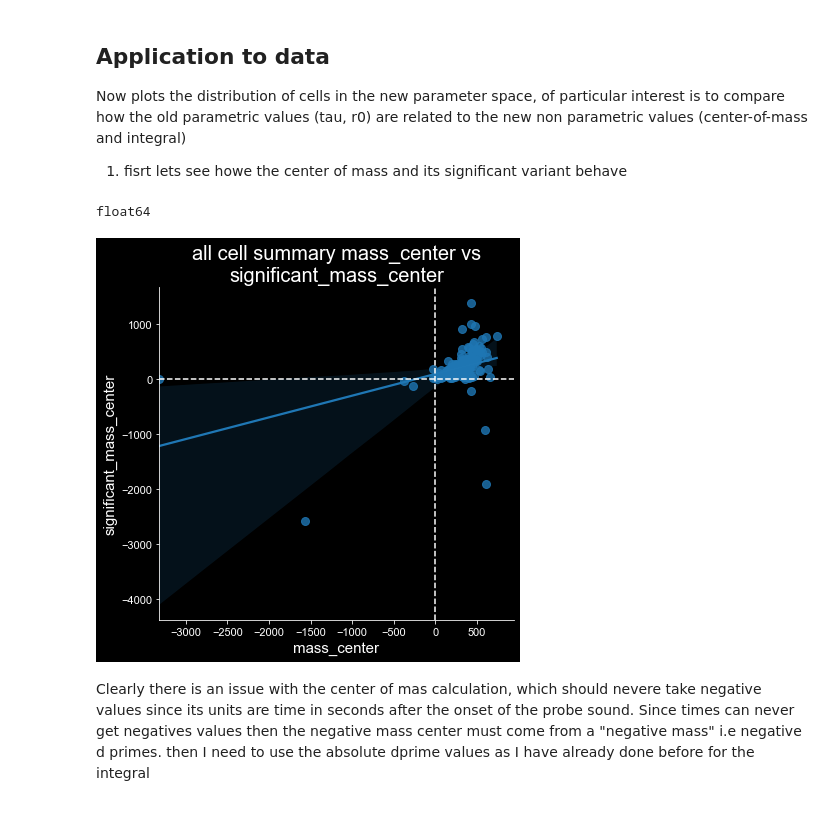
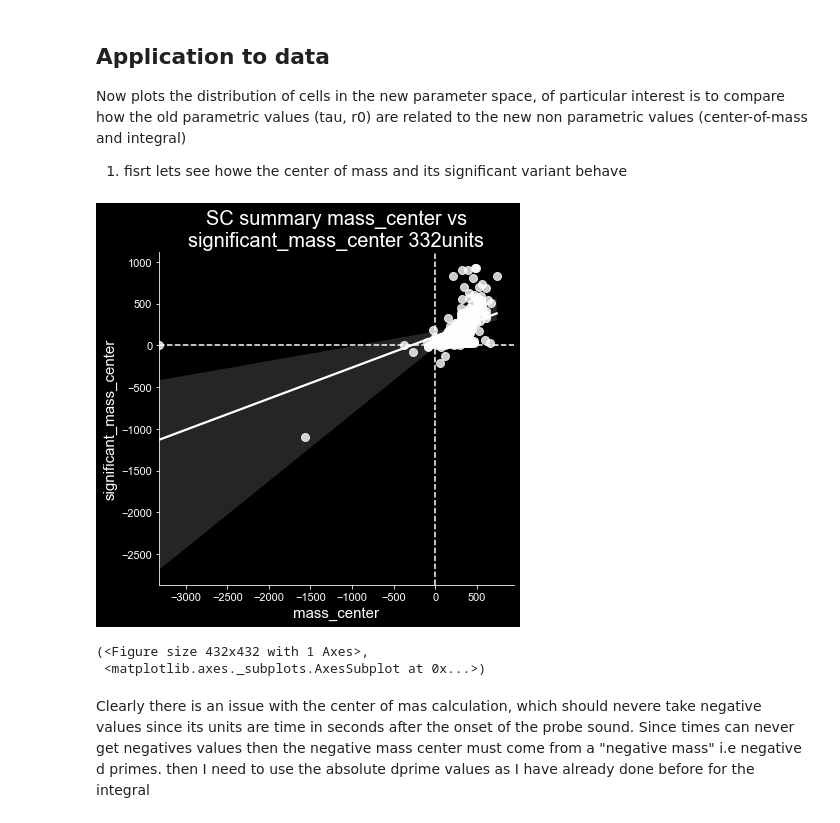
Before and after one commit to Mateo-Lopez-Espejo/context_probe_analysis, a Jupyter notebook: scripts/3_dprime/200823_center_of_mass_SC_dPCA.ipynb, the cells around one changed output. Saved outputs shown, nothing was run; the diff lists cells and outputs as text; code cells hidden in the pictures.

```diff
--- a/scripts/3_dprime/200823_center_of_mass_SC_dPCA.ipynb
+++ b/scripts/3_dprime/200823_center_of_mass_SC_dPCA.ipynb
@@ -117,30 +122,57 @@ parametric values (tau, r0) are related to the new non parametric values (center
 
 1. fisrt lets see howe the center of mass and its significant variant behave
 # %%
-x = 'mass_center'
-y = 'significant_mass_center'
-ff_parameter = DF.parameter.isin([x, y])
-ff_analysis = DF.analysis == 'SC'
-ff_probe = DF.probe == 'mean'
-ff_transpair= DF.transition_pair == 'mean'
+# defines a general function to plot scatters of parameter space for the mean of probe and context_pair
 
-filtered = DF.loc[ff_parameter & ff_analysis & ff_probe & ff_transpair, :]
-print(filtered['value'].dtypes)
-pivoted = filtered.pivot_table(index=['region', 'siteid', 'cellid'],
-                               columns='parameter', values='value') #.dropna().reset_index()
+def parameter_space_scatter(x, y, analysis='SC', source='dprime', ax=None, show=True, save_fig=False):
 
-ax = sns.regplot(x=x, y=y, data=pivoted)
-ax.axhline(0, linestyle='--')
-ax.axvline(0, linestyle='--')
+    # x = 'significant_abs_sum'
+    # y = 'significant_abs_mass_center'
+    # analysis = 'dPCA'
+    # source = 'dprime'
+    # show=True
+    # ax=None
 
-title = 'all cell summary mass_center vs significant_mass_center'
-ax.set_title(fill(title, 35))
+    ff_parameter = DF.parameter.isin([x, y])
+    ff_analysis = DF.analysis == analysis
+    ff_source = DF.source == source
+    ff_probe = DF.probe == 'mean'
+    ff_transpair= DF.transition_pair == 'mean'
+    ff_good = np.logical_or(DF.goodness > 0.1, DF.goodness.isna()) # empirical good value to filter out garbage cells
 
 
-plt.show(ax)
+    filtered = DF.loc[ff_parameter & ff_analysis & ff_source & ff_probe & ff_transpair & ff_good, :]
+    pivoted = filtered.pivot_table(index=['id_probe', 'region', 'siteid'],
+                                   columns='parameter', values='value').dropna().reset_index()
+
+    ax = sns.regplot(x=x, y=y, data=pivoted, ax=ax, color='white')
+    ax.axhline(0, linestyle='--')
+    ax.axvline(0, linestyle='--')
+
+    title = f'{analysis} summary {x} vs {y} {len(pivoted.index)}units'
+    ax.set_title(fill(title, 35))
+    fig = ax.get_figure()
+
+    if save_fig:
+        fplt.savefig(fig, 'WIP4_figures', title, type='svg')
+        fplt.savefig(fig, 'WIP4_figures', title, type='png')
+
+    if show: plt.show(fig)
+    return fig, ax
+
+# to call an interactive widget
+# interact(parameter_space_scatter,
+#          x=['significant_abs_sum', 'r0'],
+#          y=['significant_abs_mass_center', 'tau'],
+#          analysis=fixed('SC'), source=fixed('dprime'), ax=fixed(None))
-# %% [output]
-float64
-[figure, removed]
+# %%
+x = 'mass_center'
+y = 'significant_mass_center'
+parameter_space_scatter(x, y)
+# %% [output]
+[figure, added]
+(<Figure size 432x432 with 1 Axes>,
+ <matplotlib.axes._subplots.AxesSubplot at 0x...>)
 # %% [markdown]
 Clearly there is an issue with the center of mas calculation, which should nevere take negative values since its  units
 are time in seconds after the onset of the probe sound. Since times can never get negatives values then the negative mass
```
Also changed, not shown: parts of 28 cells of this notebook, 4 other files.
